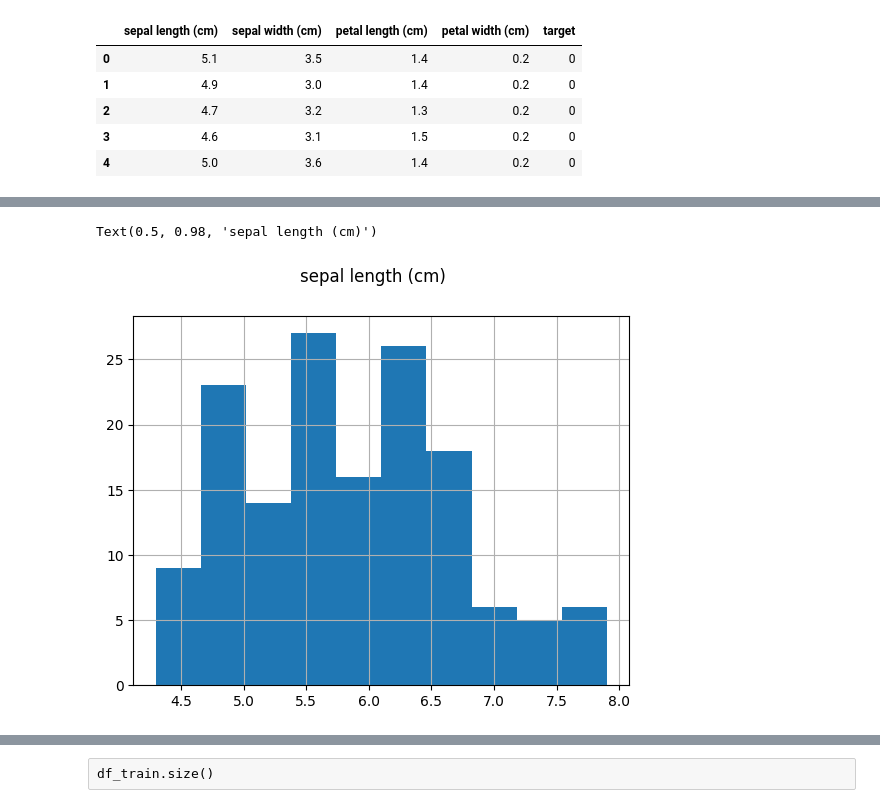
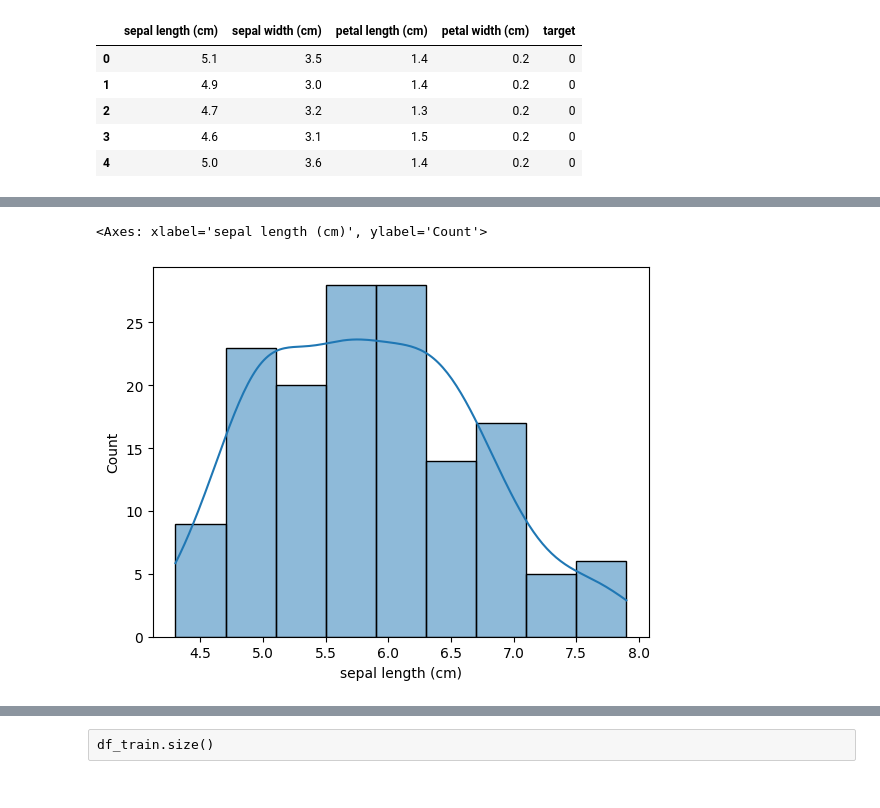
Before and after one commit to jvikramsrd/iris-classification, a Jupyter notebook: Untitled.ipynb, the cells around one changed output, grey strips where cells are left out. Drawn from its saved outputs; the diff is of its cells as text; code cells hidden in the pictures.

```diff
--- a/Untitled.ipynb
+++ b/Untitled.ipynb
@@ -30,4 +30,4 @@ df.head()
 | 3 | 4.6 | 3.1 | 1.5 | 0.2 | 0 |
 | 4 | 5.0 | 3.6 | 1.4 | 0.2 | 0 |
 # %%
-df.describe()
+df['species'] = df['target'].map({0: 'setosa', 1: 'versicolor', 2: 'virginica'})
@@ -44,8 +34,6 @@ df.describe()
 # %%
-col="sepal length (cm)"
-df[col].hist()
-plt.suptitle(col)
+sns.histplot(df['sepal length (cm)'], kde=True)
 # %% [output]
-Text(0.5, 0.98, 'sepal length (cm)')
+<Axes: xlabel='sepal length (cm)', ylabel='Count'>
-[figure, old version]
+[figure, new version]
 # %%
```
Also changed, not shown: parts of 13 cells of this notebook.
